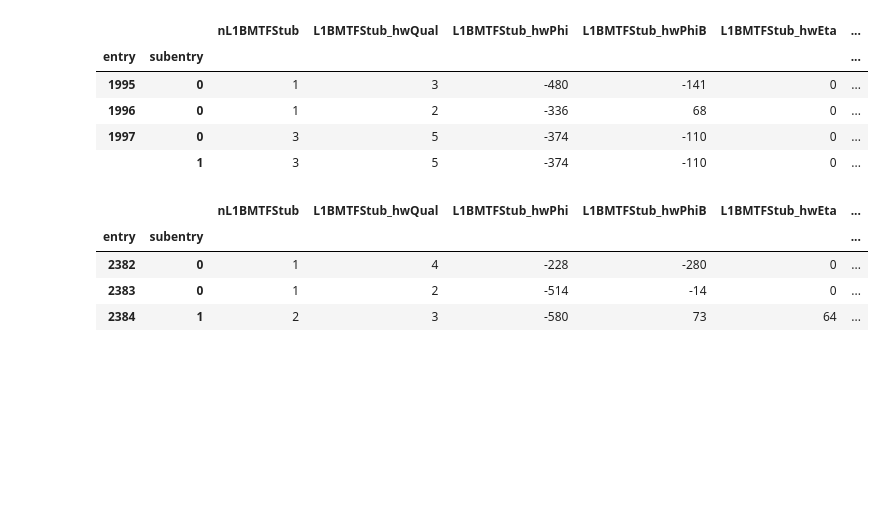
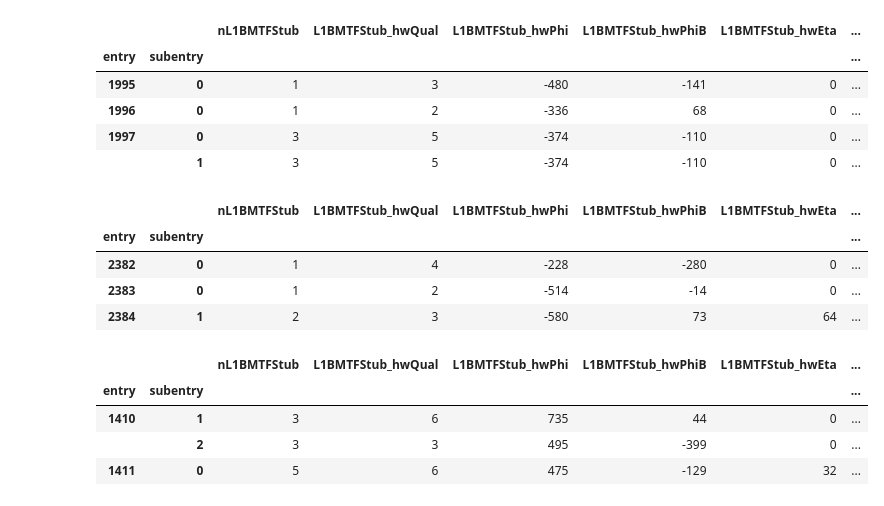
Before and after one commit to GiovanniZago/bxad-test, a Jupyter notebook: sequences_inspector.ipynb, the cells around one changed output. Drawn from its saved outputs; the diff is of its cells as text; code cells hidden in the pictures; blank space fills up the shorter version.

```diff
--- a/sequences_inspector.ipynb
+++ b/sequences_inspector.ipynb
@@ -227,3 +227,11 @@ multi_bx_selection[794]
 | 2382 | 0 | 1 | 4 | -228 | -280 | 0 | ... |
 | 2383 | 0 | 1 | 2 | -514 | -14 | 0 | ... |
 | 2384 | 1 | 2 | 3 | -580 | 73 | 64 | ... |
+# %%
+df[df.index.isin()]
+# %% [output]
+|  |  | nL1BMTFStub | L1BMTFStub_hwQual | L1BMTFStub_hwPhi | L1BMTFStub_hwPhiB | L1BMTFStub_hwEta | ... |
+| entry | subentry |  |  |  |  |  | ... |
+| 1410 | 1 | 3 | 6 | 735 | 44 | 0 | ... |
+|  | 2 | 3 | 3 | 495 | -399 | 0 | ... |
+| 1411 | 0 | 5 | 6 | 475 | -129 | 32 | ... |
```
Also changed, not shown: parts of 1 cell of this notebook.
